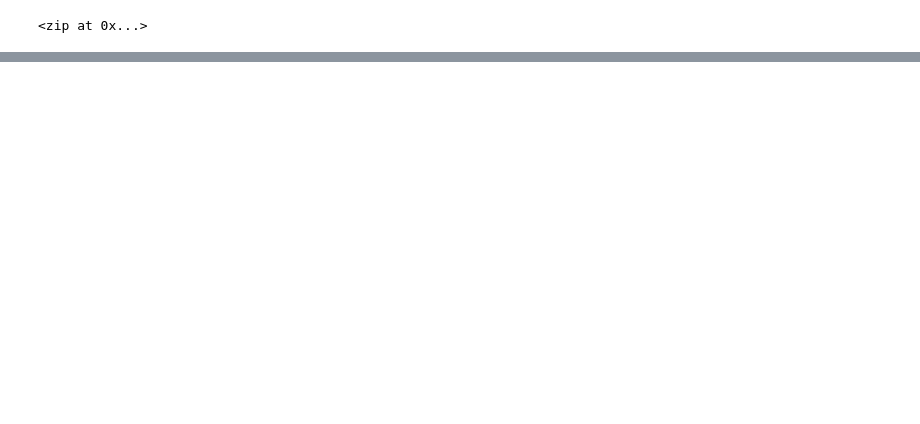
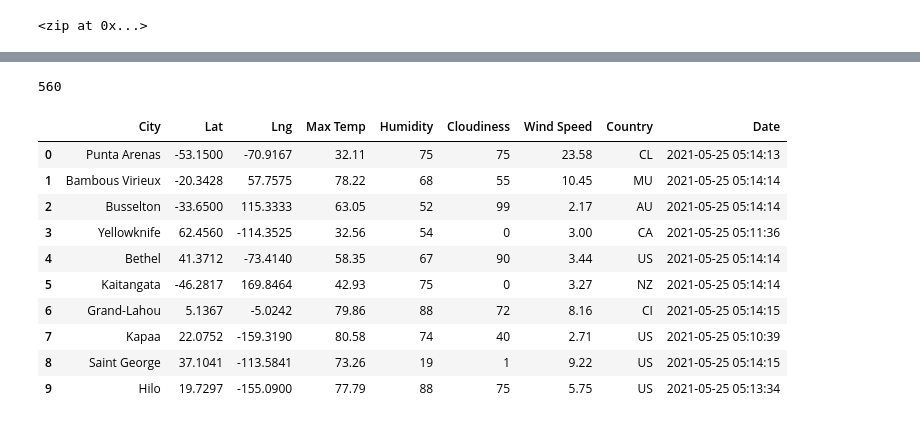
Before and after one commit to afanng24/World_Weather_Analysis, a Jupyter notebook: WeatherPy.ipynb, the cells around one changed output, grey strips where cells are left out. Saved outputs shown, nothing was run; the diff lists cells and outputs as text; code cells hidden in the pictures; blank space fills up the shorter version.

```diff
--- a/WeatherPy.ipynb
+++ b/WeatherPy.ipynb
@@ -5,0 +15,4 @@ import numpy as np
+# %%
+# Starting URL for Weather Map API Call.
+url = "http://api.openweathermap.org/data/2.5/weather?units=Imperial&APPID=" + weather_api_key
+print(url)
@@ -33,0 +127,20 @@ len(cities)
+# %%
+len(city_data)
+# %% [output]
+560
+# %%
+# Convert the array of dictionaries to a Pandas DataFrame.
+city_data_df = pd.DataFrame(city_data)
+city_data_df.head(10)
+# %% [output]
+|  | City | Lat | Lng | Max Temp | Humidity | Cloudiness | Wind Speed | Country | Date |
+| 0 | Punta Arenas | -53.1500 | -70.9167 | 32.11 | 75 | 75 | 23.58 | CL | 2021-05-25 05:14:13 |
+| 1 | Bambous Virieux | -20.3428 | 57.7575 | 78.22 | 68 | 55 | 10.45 | MU | 2021-05-25 05:14:14 |
+| 2 | Busselton | -33.6500 | 115.3333 | 63.05 | 52 | 99 | 2.17 | AU | 2021-05-25 05:14:14 |
+| 3 | Yellowknife | 62.4560 | -114.3525 | 32.56 | 54 | 0 | 3.00 | CA | 2021-05-25 05:11:36 |
+| 4 | Bethel | 41.3712 | -73.4140 | 58.35 | 67 | 90 | 3.44 | US | 2021-05-25 05:14:14 |
+| 5 | Kaitangata | -46.2817 | 169.8464 | 42.93 | 75 | 0 | 3.27 | NZ | 2021-05-25 05:14:14 |
+| 6 | Grand-Lahou | 5.1367 | -5.0242 | 79.86 | 88 | 72 | 8.16 | CI | 2021-05-25 05:14:15 |
+| 7 | Kapaa | 22.0752 | -159.3190 | 80.58 | 74 | 40 | 2.71 | US | 2021-05-25 05:10:39 |
+| 8 | Saint George | 37.1041 | -113.5841 | 73.26 | 19 | 1 | 9.22 | US | 2021-05-25 05:14:15 |
+| 9 | Hilo | 19.7297 | -155.0900 | 77.79 | 88 | 75 | 5.75 | US | 2021-05-25 05:13:34 |
```
Also changed, not shown: parts of 9 cells of this notebook, 2 other files.
